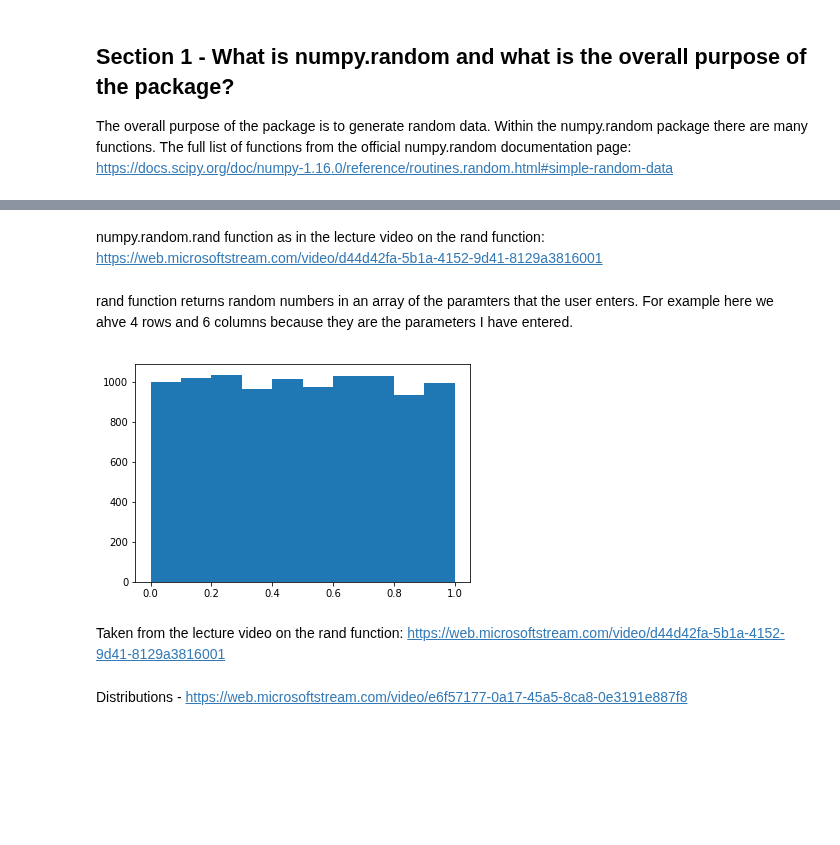
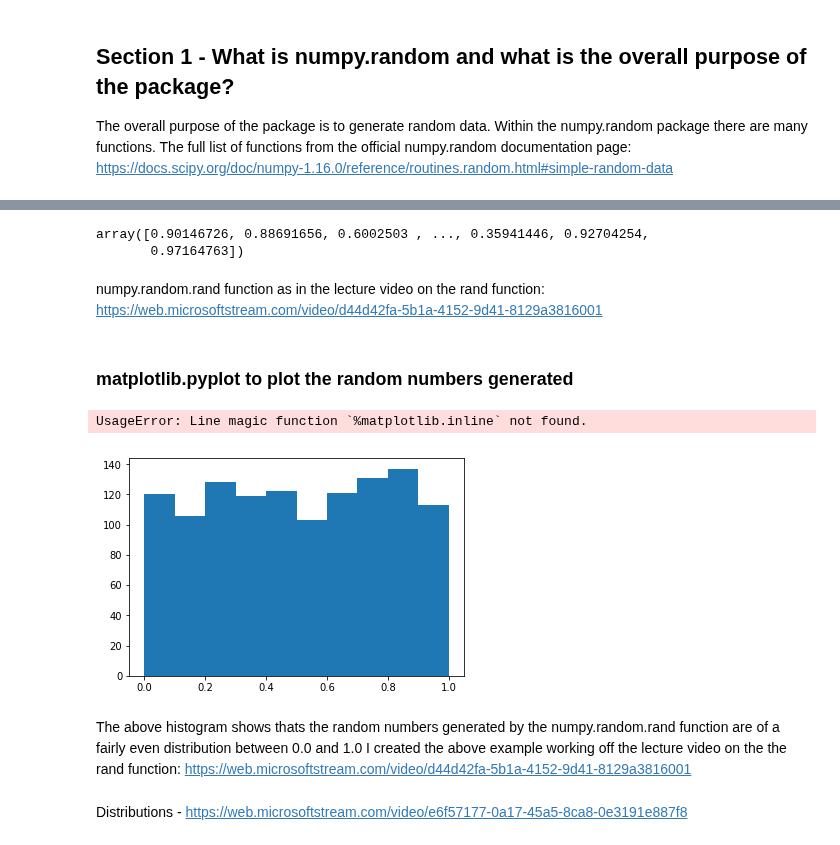
Before and after one commit to johndunne2019/numpy.random, a Jupyter notebook: numpy-random.ipynb, the cells around one changed output, grey strips where cells are left out. Cells and saved outputs as stored; diff of their text form; code cells hidden in the pictures; blank space fills up the shorter version.

Commit message:
numpy.random.rand()

```diff
--- a/numpy-random.ipynb
+++ b/numpy-random.ipynb
@@ -123,16 +151,27 @@ array([0.7844718 , 0.95193664, 0.36745832, ..., 0.73012568, 0.20714761,
+# %%
+c = np.random.rand(1200)
+# I have asked numpy.random.rand to generate 1200 random numbers
+c
+# %% [output]
+array([0.90146726, 0.88691656, 0.6002503 , ..., 0.35941446, 0.92704254,
+       0.97164763])
 # %% [markdown]
 numpy.random.rand function as in the lecture video on the rand function: https://web.microsoftstream.com/video/d44d42fa-5b1a-4152-9d41-8129a3816001
-# %% [markdown]
-rand function returns random numbers in an array of the paramters that the user enters. For example here we ahve 4 rows and 6 columns because they are the parameters I have entered.
-# %%
-import matplotlib.pyplot as plt
-
-plt.hist(x)
-plt.show()
-# %% [output]
-[figure, removed]
+# %% [markdown]
+### matplotlib.pyplot to plot the random numbers generated
+# %%
+import matplotlib.pyplot as plt
+# The matplotlib.pyplot package is imported and given a shortened name
+plt.hist(c)
+# pyplot.hist called to generate a histogram of the random numbers that were generated
+%matplotlib.inline
+# The plot didnt display when plt.show() was called so I had to use this argument
+# %% [output]
+UsageError: Line magic function `%matplotlib.inline` not found.
+[figure, added]
 # %% [markdown]
-Taken from the lecture video on the rand function: https://web.microsoftstream.com/video/d44d42fa-5b1a-4152-9d41-8129a3816001
+The above histogram shows thats the random numbers generated by the numpy.random.rand function are of a fairly even distribution between 0.0 and 1.0
+I created the above example working off the lecture video on the the rand function: https://web.microsoftstream.com/video/d44d42fa-5b1a-4152-9d41-8129a3816001
 # %% [markdown]
 Distributions - https://web.microsoftstream.com/video/e6f57177-0a17-45a5-8ca8-0e3191e887f8
 # %%
```
Also changed, not shown: parts of 11 cells of this notebook, 1 other file.
